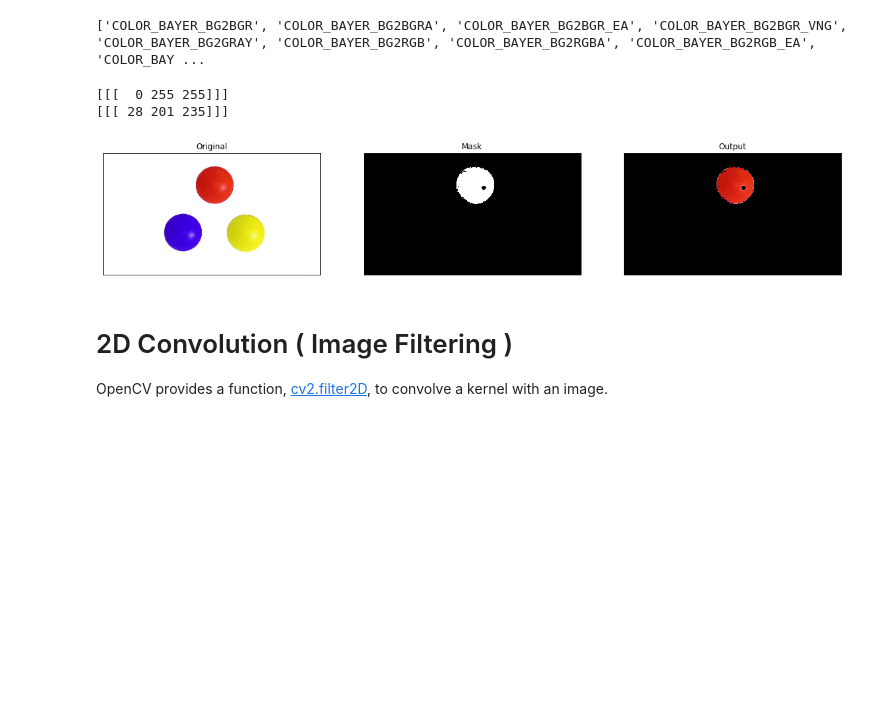
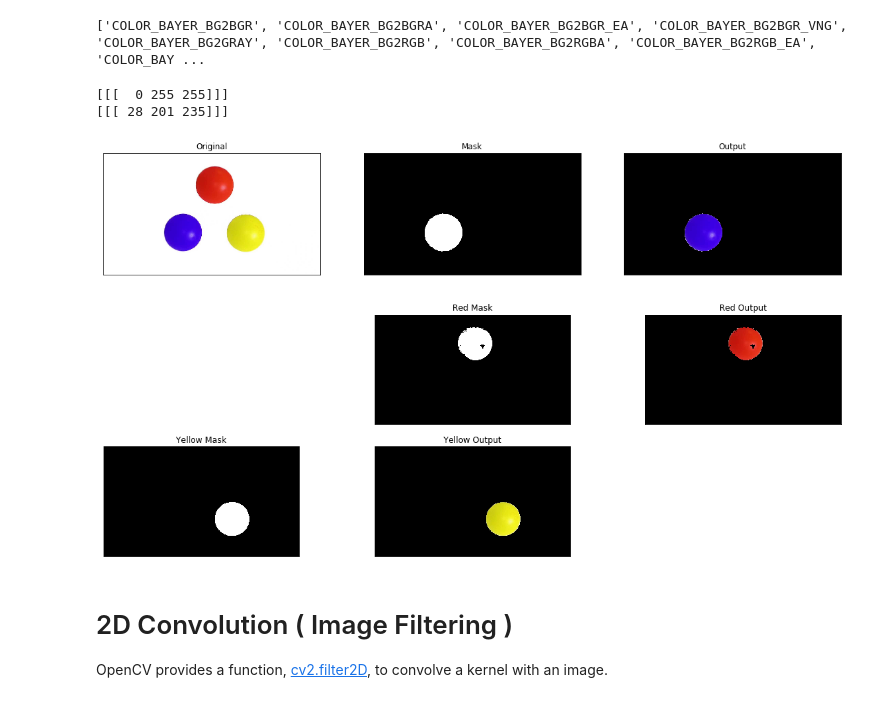
Before and after one commit to teoYQ/50.035-Computer-Vision, a Jupyter notebook: Week 2/OpenCV.ipynb, the cells around one changed output. Drawn from its saved outputs; the diff is of its cells as text; code cells hidden in the pictures; blank space fills up the shorter version.

```diff
--- a/Week 2/OpenCV.ipynb
+++ b/Week 2/OpenCV.ipynb
@@ -292,37 +292,49 @@ res = cv2.bitwise_and(frame,frame, mask= mask)
 red = np.uint8([[[0,0,255 ]]])
 hsv_red = cv2.cvtColor(red,cv2.COLOR_BGR2HSV)
 
 print(hsv_red)
 lower_red = np.array([0,50,50])
 upper_red = np.array([10,255,255])
-mask = cv2.inRange(hsv,lower_red,upper_red)
-res = cv2.bitwise_and(frame,frame,mask=mask)
-#mask = cv2.inRange(hsv_gr)
+mask_red = cv2.inRange(hsv,lower_red,upper_red)
+#mask_red = cv2.inRange(hsv_red,lower_red,upper_red)
+res_red = cv2.bitwise_and(frame,frame,mask=mask_red)
+
 
 #yellow
 yellow = np.uint8([[[50,225,235]]])
 hsv_yellow = cv2.cvtColor(yellow,cv2.COLOR_BGR2HSV)
 lower_yellow = np.array([18,50,50])
 upper_yellow = np.array([38,255,255])
 mask_yel = cv2.inRange(hsv,lower_yellow,upper_yellow)
 res_yellow = cv2.bitwise_and(frame,frame,mask=mask_yel)
 print(hsv_yellow)
 ################################################################################
 #                                 END OF YOUR CODE                             #
 ################################################################################
 
 plt.figure(figsize=(20,10))
 plt.subplot(131),plt.imshow(frame),
 plt.title('Original'),plt.xticks([]), plt.yticks([])
 plt.subplot(132),plt.imshow(mask, cmap='gray'),
 plt.title('Mask'),plt.xticks([]), plt.yticks([])
 plt.subplot(133),plt.imshow(res),
 plt.title('Output'),plt.xticks([]), plt.yticks([])
 plt.show()
+plt.figure(figsize=(20,10))
+plt.subplot(335),plt.imshow(mask_red, cmap='gray'),
+plt.title('Red Mask'),plt.xticks([]), plt.yticks([])
+plt.subplot(336),plt.imshow(res_red),
+plt.title('Red Output'),plt.xticks([]), plt.yticks([])
+plt.subplot(337),plt.imshow(mask_yel, cmap='gray'),
+plt.title('Yellow Mask'),plt.xticks([]), plt.yticks([])
+plt.subplot(338),plt.imshow(res_yellow),
+plt.title('Yellow Output'),plt.xticks([]), plt.yticks([])
+plt.show()
 # %% [output]
 [[[  0 255 255]]]
 [[[ 28 201 235]]]
-[figure, old version]
+[figure, new version]
+[figure, added]
 # %% [markdown]
 # 2D Convolution ( Image Filtering )
 
```
Also changed, not shown: parts of 14 cells of this notebook, 2 other files.
